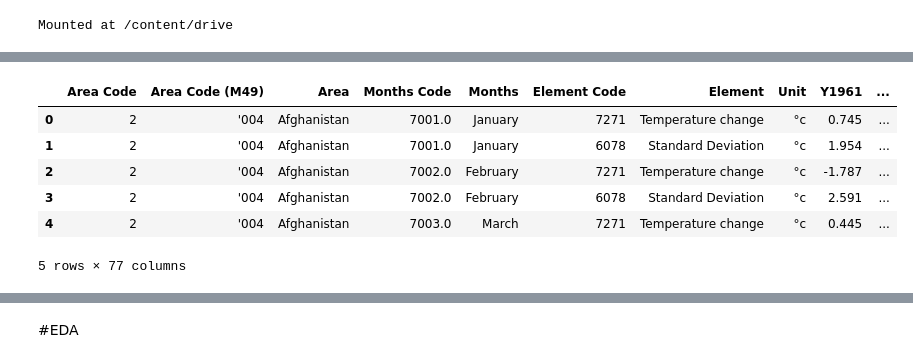
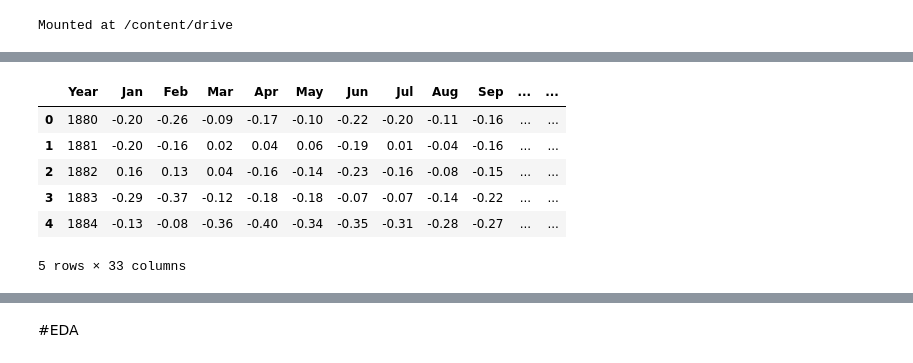
Before and after one commit to MeenakshiRajesh1/Global-Temperature-Prediction-and-Alert-System, a Jupyter notebook: Global temperature prediction and Alert system.ipynb, the cells around one changed output, grey strips where cells are left out. Saved outputs shown, nothing was run; the diff lists cells and outputs as text; code cells hidden in the pictures.

```diff
--- a/Global temperature prediction and Alert system.ipynb
+++ b/Global temperature prediction and Alert system.ipynb
@@ -59,16 +54,21 @@ def load_datasets(file_paths):
 
 # Define file paths for datasets
 file_paths = {
-    "temperature_change": "/content/drive/MyDrive/Project/GlobalTemp/Environment_Temperature_change_E_All_Data_NOFLAG.csv",
-    "total_emissions": "/content/drive/MyDrive/Project/GlobalEmission/Emissions_Totals_E_All_Data_NOFLAG.csv",
+    "Global_temp": "/content/drive/MyDrive/Project/GLB.Ts+dSST.csv",
+    "North_temp": "/content/drive/MyDrive/Project/NH.Ts+dSST.csv",
+    "South_temp": "/content/drive/MyDrive/Project/SH.Ts+dSST.csv",
+    "Zone_temp":"/content/drive/MyDrive/Project/ZonAnn.Ts+dSST.csv"
 }
 
 # Load datasets
 datasets = load_datasets(file_paths)
 
 # Access individual datasets by name
-temperature_data = datasets["temperature_change"]
-emissions_data= datasets["total_emissions"]
+Global_temp = datasets["Global_temp"]
+North_temp= datasets["North_temp"]
+South_temp= datasets["South_temp"]
+Zone_temp= datasets["Zone_temp"]
+
 
 #Display the first few rows of each dataset
 for name, data in datasets.items():
@@ -124,0 +159,15 @@ train_data.shape,test_data.shape
+# %%
+columns = ['Year', 'Jan', 'Feb', 'Mar', 'Apr', 'May', 'Jun', 'Jul', 'Aug', 'Sep',
+           'Oct', 'Nov', 'Dec', 'J-D', 'D-N', 'DJF', 'MAM', 'JJA', 'SON']
+
+df1 = pd.DataFrame(Global_temp, columns=columns)
+df2 = pd.DataFrame(North_temp, columns=columns)
+df3 = pd.DataFrame(South_temp, columns=columns)
+
+# Concatenate datasets
+Joined_data = pd.concat([df1, df2, df3], ignore_index=True)
+
+Joined_data.replace('***', pd.NA, inplace=True)
+
+# Display the concatenated dataset
+Joined_data
@@ -125,11 +188,13 @@ train_data.shape,test_data.shape
+# %%
+Joined_data=pd.merge(Joined_data, Zone_temp, on='Year')
 # %%
-train_data.head()
+Joined_data.head()
 # %% [output]
-|  | Area Code | Area Code (M49) | Area | Months Code | Months | Element Code | Element | Unit | Y1961 | ... |
-| 0 | 2 | '004 | Afghanistan | 7001.0 | January | 7271 | Temperature change | °c | 0.745 | ... |
-| 1 | 2 | '004 | Afghanistan | 7001.0 | January | 6078 | Standard Deviation | °c | 1.954 | ... |
-| 2 | 2 | '004 | Afghanistan | 7002.0 | February | 7271 | Temperature change | °c | -1.787 | ... |
-| 3 | 2 | '004 | Afghanistan | 7002.0 | February | 6078 | Standard Deviation | °c | 2.591 | ... |
-| 4 | 2 | '004 | Afghanistan | 7003.0 | March | 7271 | Temperature change | °c | 0.445 | ... |
+|  | Year | Jan | Feb | Mar | Apr | May | Jun | Jul | Aug | Sep | ... | ... |
+| 0 | 1880 | -0.20 | -0.26 | -0.09 | -0.17 | -0.10 | -0.22 | -0.20 | -0.11 | -0.16 | ... | ... |
+| 1 | 1881 | -0.20 | -0.16 | 0.02 | 0.04 | 0.06 | -0.19 | 0.01 | -0.04 | -0.16 | ... | ... |
+| 2 | 1882 | 0.16 | 0.13 | 0.04 | -0.16 | -0.14 | -0.23 | -0.16 | -0.08 | -0.15 | ... | ... |
+| 3 | 1883 | -0.29 | -0.37 | -0.12 | -0.18 | -0.18 | -0.07 | -0.07 | -0.14 | -0.22 | ... | ... |
+| 4 | 1884 | -0.13 | -0.08 | -0.36 | -0.40 | -0.34 | -0.35 | -0.31 | -0.28 | -0.27 | ... | ... |
-5 rows × 77 columns
+5 rows × 33 columns
 # %%
```
Also changed, not shown: parts of 97 cells of this notebook.
